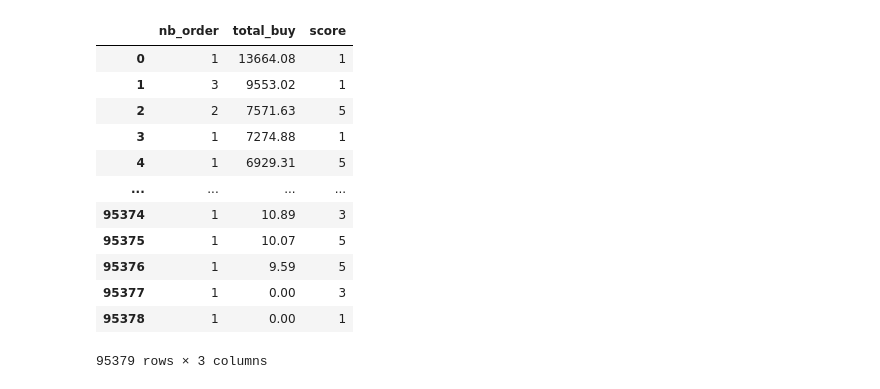
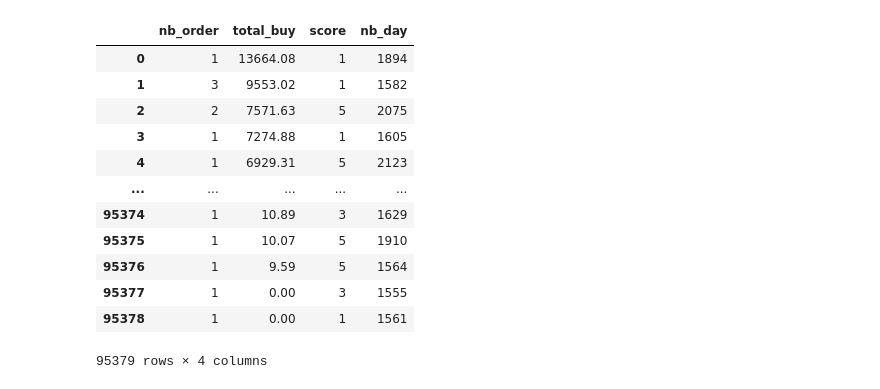
Before and after one commit to Justine-league/LA-DATA-DREAM-TEAM-equipe-justine, a Jupyter notebook: segmentation_RFM.ipynb, the cells around one changed output. Cells and saved outputs as stored; diff of their text form; code cells hidden in the pictures.

```diff
--- a/segmentation_RFM.ipynb
+++ b/segmentation_RFM.ipynb
@@ -5,4 +20,13 @@ import sqlite3
 # connection à la BDD
 conn = sqlite3.connect("database/e-commerce.db")
 cur = conn.cursor()
+# %%
+# récupération des dates pour la Recence pour chaque client unique
+sql_recence = """ SELECT c.unique_id, o.purchase_timestamp
+                FROM order_dataset o
+                JOIN customer c ON c.id = o.customer_id
+                GROUP BY unique_id
+                """
+
+recence = cur.execute(sql_recence).fetchall()
 # %%
@@ -100,15 +61,29 @@ import numpy as np
 # %%
+# transformation des listes en dataframe
 df_montant = pd.DataFrame(montant)
-print(df_montant)
 df_score = pd.DataFrame(score)
 df_nb_order = pd.DataFrame(nb_order)
+df_recence = pd.DataFrame(recence)
+
+# on renomme les colonnes de chaque dataframe
 df_score.columns= ["unique_id_customer",'score']
 df_nb_order.columns= ["unique_id_customer",'nb_order']
 df_montant.columns = ["total_buy","unique_id_customer"]
+df_recence.columns = ["unique_id_customer", "order_date"]
+
+# nombre de jour de la dernière commande à aujourd'hui
+today = date.today()
+df_recence["order_date"] = pd.to_datetime(df_recence["order_date"])
+df_recence["last_date"] = pd.to_datetime(today)
+df_recence["nb_day"] = (df_recence["last_date"] - df_recence["order_date"]).dt.days
+print(df_recence)
+
+#fusion des dataframes
 df_cluster = pd.merge(df_montant,df_score)
 df_cluster = df_cluster.merge(df_nb_order, how = "inner")
+df_cluster = df_cluster.merge(df_recence, how = "inner")
 df_cluster['nb_order'] = df_cluster['nb_order'].fillna(0)
 df_cluster['score'] = df_cluster['score'].fillna(0)
-df_cluster = df_cluster[["nb_order","total_buy","score"]]
+df_cluster = df_cluster[["nb_order","total_buy","score", "nb_day"]]
 df_cluster
 # %% [output]
@@ -129,14 +104,14 @@ df_cluster
-|  | nb_order | total_buy | score |
-| 0 | 1 | 13664.08 | 1 |
-| 1 | 3 | 9553.02 | 1 |
-| 2 | 2 | 7571.63 | 5 |
-| 3 | 1 | 7274.88 | 1 |
-| 4 | 1 | 6929.31 | 5 |
-| ... | ... | ... | ... |
-| 95374 | 1 | 10.89 | 3 |
-| 95375 | 1 | 10.07 | 5 |
-| 95376 | 1 | 9.59 | 5 |
-| 95377 | 1 | 0.00 | 3 |
-| 95378 | 1 | 0.00 | 1 |
+|  | nb_order | total_buy | score | nb_day |
+| 0 | 1 | 13664.08 | 1 | 1894 |
+| 1 | 3 | 9553.02 | 1 | 1582 |
+| 2 | 2 | 7571.63 | 5 | 2075 |
+| 3 | 1 | 7274.88 | 1 | 1605 |
+| 4 | 1 | 6929.31 | 5 | 2123 |
+| ... | ... | ... | ... | ... |
+| 95374 | 1 | 10.89 | 3 | 1629 |
+| 95375 | 1 | 10.07 | 5 | 1910 |
+| 95376 | 1 | 9.59 | 5 | 1564 |
+| 95377 | 1 | 0.00 | 3 | 1555 |
+| 95378 | 1 | 0.00 | 1 | 1561 |
-95379 rows × 3 columns
+95379 rows × 4 columns
 # %%
```
Also changed, not shown: parts of 20 cells of this notebook, 3 other files.
